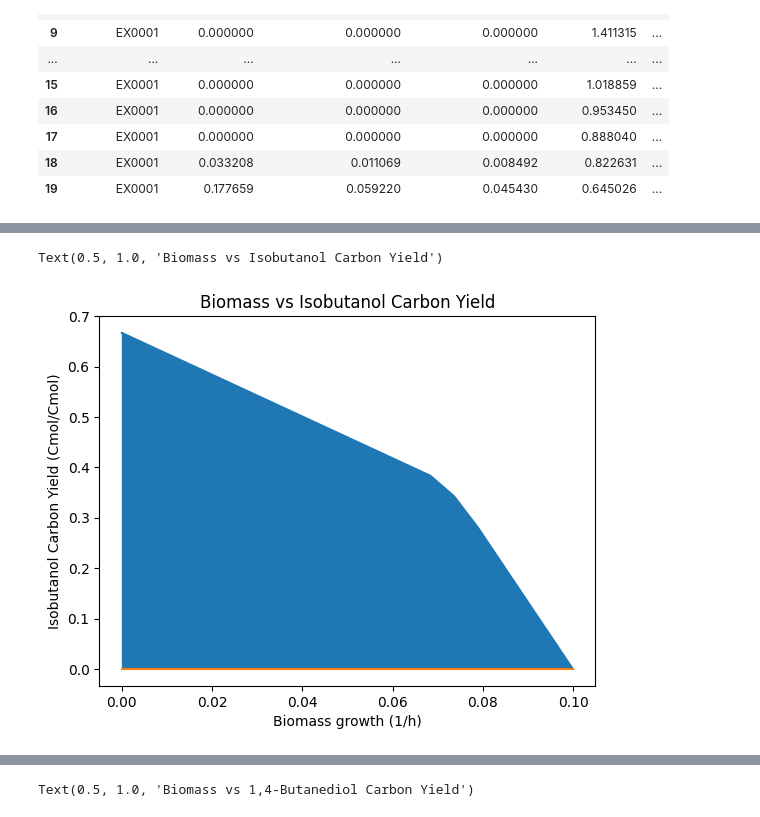
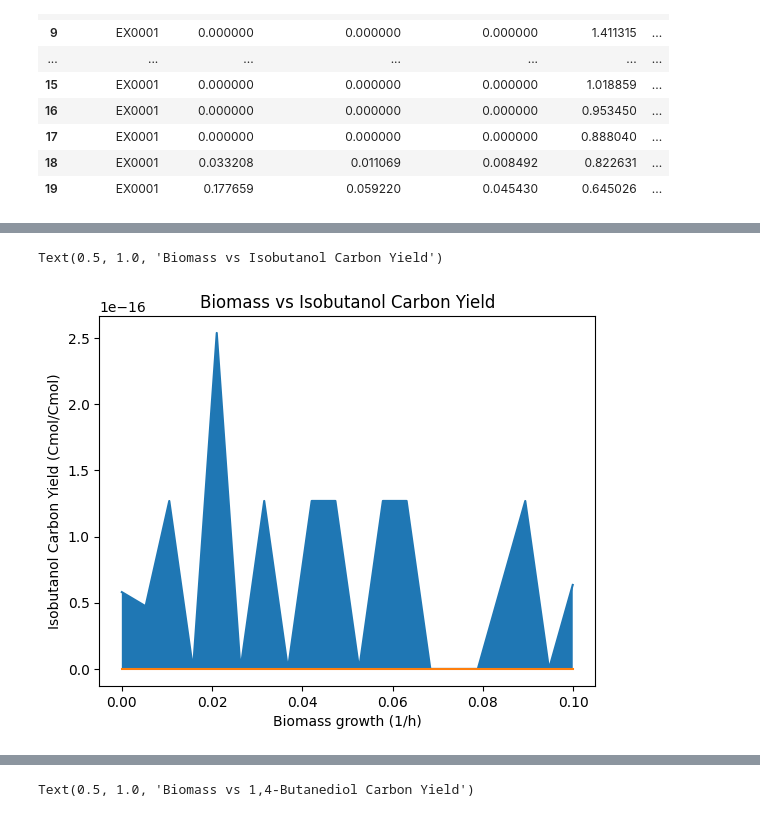
Before and after one commit to matthewkchung/iBag, a Jupyter notebook: test.ipynb, the cells around one changed output, grey strips where cells are left out. Cells and saved outputs as stored; diff of their text form; code cells hidden in the pictures.

```diff
--- a/test.ipynb
+++ b/test.ipynb
@@ -19,7 +19,7 @@ def first_existing_path(*candidates):
 
 MODEL_PATH = first_existing_path("ModelFiles/iBag597.xml", "iBag/ModelFiles/iBag597.xml")
 METABOLITE_TABLE_PATH = first_existing_path("../ecoli_20_modules_sg/metabolite_table.csv", "ecoli_20_modules_sg/metabolite_table.csv")
-IBAG_BIGG_PATH = first_existing_path("iBag597BiGG.xlsx", "iBag/iBag597BiGG.xlsx")
+IBAG_BIGG_PATH = first_existing_path("iBag597-BiGG.xlsx", "iBag/iBag597-BiGG.xlsx")
 
 # Reload a clean base model before adding workbook reactions.
 model = cobra.io.read_sbml_model(str(MODEL_PATH))
@@ -56,6 +56,8 @@ NATIVE_METABOLITE_MAP = {
     "succoa_c": "Succinyl_CoA[c]",
     "thr__L_c": "L_Threonine[c]",
 }
+
+NATIVE_METABOLITE_MAP["b2coa_c"] = "Crotonoyl_CoA[c]"
 
 REACTION_ARROW_RE = re.compile(r"\s*(<=>|=>|-->)\s*")
 TERM_RE = re.compile(r"^\s*(?:(-?\d+(?:\.\d+)?)\s+)?([A-Za-z0-9_]+_[a-z])\s*$")
@@ -162,8 +164,8 @@ def model_metabolite_id(bigg_id):
         return NATIVE_METABOLITE_MAP[bigg_id]
     if bigg_id.endswith("_c"):
         return f"{bigg_id[:-2]}[c]"
-    if bigg_id.endswith("_e"):
-        return f"{bigg_id[:-2]}[e]"
+    # if bigg_id.endswith("_e"):
+    #     return f"{bigg_id[:-2]}[e]"
     return bigg_id
 
 def ensure_metabolite(model, bigg_id, met_table):
@@ -309,6 +310,0 @@ HVCD: 3optcoa[c] + H+[c] + NADH[c] <=> 3hptcoa[c] + NAD[c]
-# %%
-for ex in model.exchanges:
-    if ex.lower_bound < 0:
-        print(ex)
-
-# exception for thiamin
@@ -439,3 +416,6 @@ prod_env.fillna(0)
 | 17 | EX0001 | 0.0 | 0.0 | 0.0 | 0.421053 | ... |
 | 18 | EX0001 | 0.0 | 0.0 | 0.0 | 0.210526 | ... |
 | 19 | EX0001 | 0.0 | 0.0 | 0.0 | 0.000000 | ... |
+# %%
+for rxn in model.reactions:
+    print(rxn)
@@ -518,12 +549,19 @@ KeyError: 'ppoh_c'
 # btoh,butanol,"['ACACT1r', 'HACD1', 'ECOAH1', 'ACOAD1', 'BTCOARx', 'ALCD4']",btoh,alcohol,accoa,"('PMC', 'PMC3126405')",,C4H10O,,,,,,,
 # add exchange rxn for butanol
 
+# ACACT1r	R0100
+# HACD1	R0195
+# ECOAH1	R0196
+# ACOAD1	het
+# BTCOARx	het
+# ALCD4	het
+
 ex_btoh = Reaction('EX_btoh', lower_bound=0.0, upper_bound=1000.0)
-ex_btoh.add_metabolites({model.metabolites.get_by_id('btoh_c'): -1.0})
+ex_btoh.add_metabolites({model.metabolites.get_by_id('btoh[c]'): -1.0})
 model.add_reactions([ex_btoh])
 heterologous_rxns.add('EX_btoh')
 
-prod_env = carbon_yield_calcs(model, {'ACACT1r', 'HACD1', 'ECOAH1', 'ACOAD1', 'BTCOARx', 'ALCD4', 'EX_btoh'}, 'EX_btoh', heterologous_rxns)
+prod_env = carbon_yield_calcs(model, {'ACOAD1', 'BTCOARx', 'ALCD4', 'EX_btoh'}, 'EX_btoh', heterologous_rxns)
 
 plt.fill_between(prod_env['EXBiomass'], prod_env['carbon_yield_minimum'], prod_env['carbon_yield_maximum'])
 plt.plot(prod_env['EXBiomass'], prod_env['carbon_yield_maximum'])
@@ -532,4 +570,6 @@ plt.plot(prod_env['EXBiomass'], prod_env['carbon_yield_minimum'])
 plt.xlabel("Biomass growth (1/h)")
 plt.ylabel("Butanol Carbon Yield (Cmol/Cmol)")
 plt.title("Biomass vs Butanol Carbon Yield")
+
+prod_env
 # %% [output]
@@ -538,25 +594,32 @@ Text(0.5, 1.0, 'Biomass vs Butanol Carbon Yield')
 # %%
 # ibutoh,Isobutanol,"['ACLS', 'KARA1', 'DHAD1', 'OIVD2', 'IBUTCOA', 'ALCD23xi']",ibutoh,alcohol,pyr,"('PMID', 18172501)",,C4H10O,,,,,,,
 
 # add exchange rxn for isobutanol
 
+# ACLS	R0396
+# KARA1	R0549
+# DHAD1	R0541
+# OIVD2	het
+# IBUTCOA	het
+# ALCD23xi	het
+
 ex_ibutoh = Reaction('EX_ibutoh', lower_bound=0.0, upper_bound=1000.0)
-ex_ibutoh.add_metabolites({model.metabolites.get_by_id('ibutoh_c'): -1.0})
+ex_ibutoh.add_metabolites({model.metabolites.get_by_id('ibutoh[c]'): -1.0})
 model.add_reactions([ex_ibutoh])
 heterologous_rxns.add('EX_ibutoh')
 
-prod_env = carbon_yield_calcs(model, {'ACLS', 'KARA1', 'DHAD1', 'OIVD2', 'IBUTCOA', 'ALCD23xi', 'EX_ibutoh'}, 'EX_ibutoh', heterologous_rxns)
+prod_env = carbon_yield_calcs(model, {'OIVD2', 'IBUTCOA', 'ALCD23xi', 'EX_ibutoh'}, 'EX_ibutoh', heterologous_rxns)
 
 plt.fill_between(prod_env['EXBiomass'], prod_env['carbon_yield_minimum'], prod_env['carbon_yield_maximum'])
 plt.plot(prod_env['EXBiomass'], prod_env['carbon_yield_maximum'])
 plt.plot(prod_env['EXBiomass'], prod_env['carbon_yield_minimum'])
 
 plt.xlabel("Biomass growth (1/h)")
 plt.ylabel("Isobutanol Carbon Yield (Cmol/Cmol)")
 plt.title("Biomass vs Isobutanol Carbon Yield")
 # %% [output]
 Text(0.5, 1.0, 'Biomass vs Isobutanol Carbon Yield')
-[figure, old version]
+[figure, new version]
 # %%
 # ptoh,pentanol,"['ASPTA', 'ASPK', 'ASAD', 'HSDy', 'HSK', 'THRS', 'THRD_L', 'OBDHc', 'VCACT', 'HVCD', 'VECOAH', 'VCOAD2', 'PTCOAR', 'ALCDptoh']",ptoh,alcohol,['oaa'],"('PMC', 'PMC3497732')","The key precursor, based on the included reactions is oaa.Similar to propanol pathway.",C5H12O,,,,,,,
 
```
Also changed, not shown: parts of 12 cells of this notebook, 3 other files.
